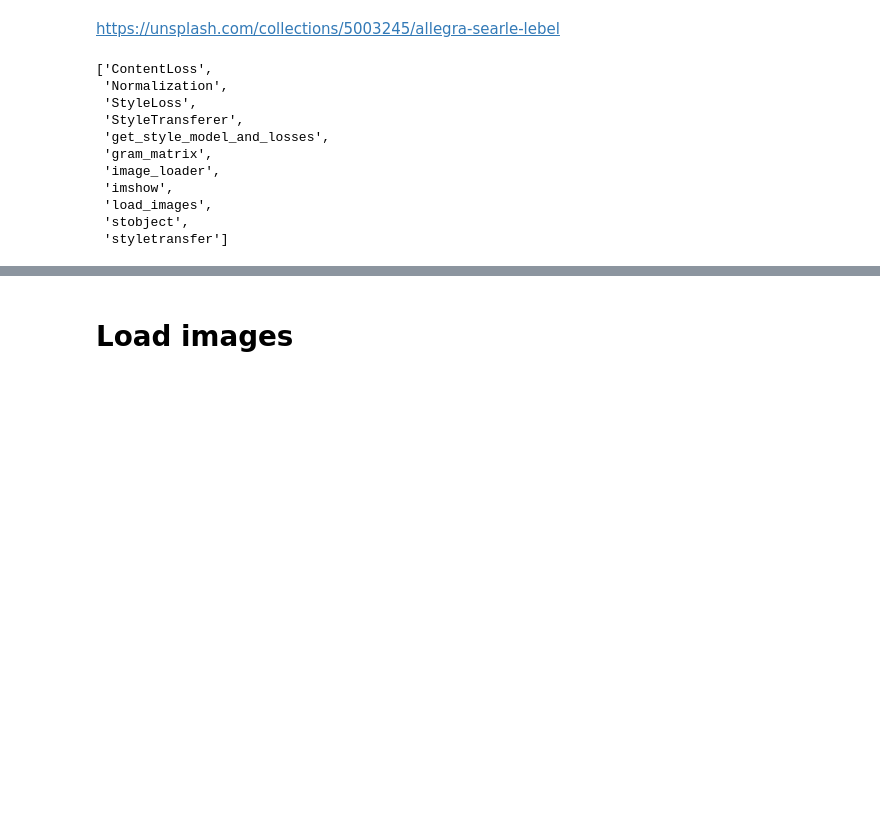
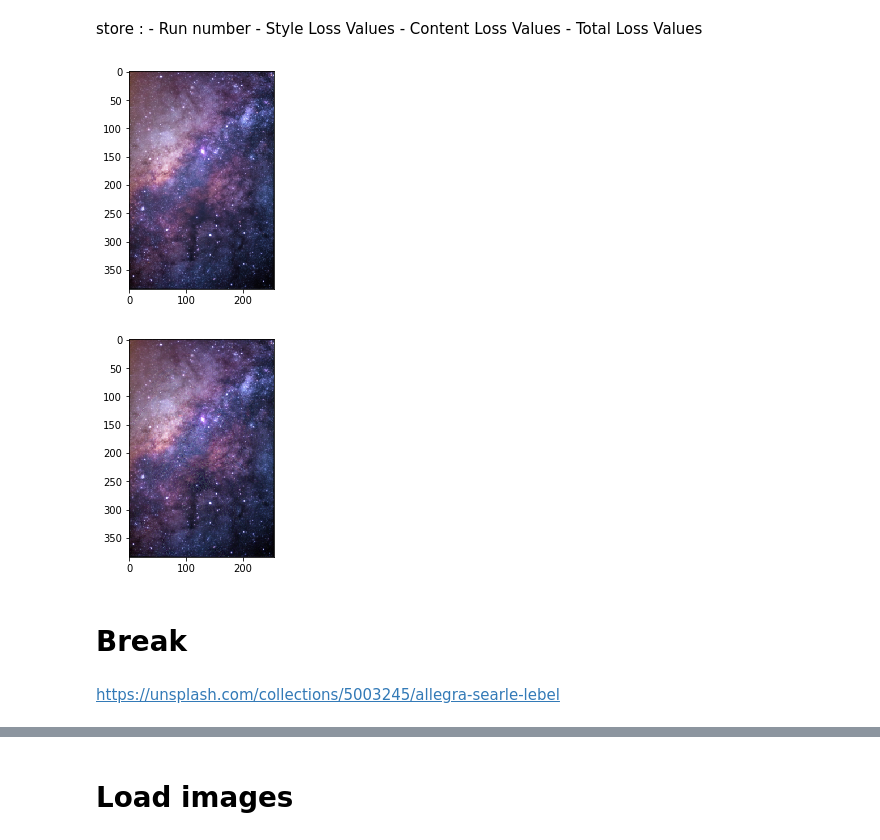
Before and after one commit to zkneupper/ptst, a Jupyter notebook: notebooks/temp_notebook.ipynb, the cells around one changed output, grey strips where cells are left out. Cells and saved outputs as stored; diff of their text form; code cells hidden in the pictures; blank space fills up the shorter version.

Commit message:
Try StyleTransferer.execute_style_transfer() method in notebook

```diff
--- a/notebooks/temp_notebook.ipynb
+++ b/notebooks/temp_notebook.ipynb
@@ -0,0 +12,3 @@
+# %%
+imsize = (128 * 2)
+imsize
@@ -0,0 +17,3 @@
+# %%
+st.set_content_img(lion_img_path, imsize=imsize)
+st.set_style_img(space_img_path, imsize=imsize)
@@ -0,0 +22,3 @@
+# %%
+# st.set_input_img()
+st.input_img = st.style_img.clone()
@@ -1,2 +63,16 @@
+# %% [markdown]
+store :
+    - Run number
+        - Style Loss Values
+        - Content Loss Values
+        - Total Loss Values
+# %%
+ptst.imshow(st.style_img)
+ptst.imshow(st.output_img)
+# %% [output]
+[figure, added]
+[figure, added]
+# %% [markdown]
+# Break
 # %% [markdown]
 https://unsplash.com/collections/5003245/allegra-searle-lebel
@@ -5,14 +82,2 @@ import ptst
 # %%
-[x for x in dir(ptst) if not x.startswith('_')]
+# [x for x in dir(ptst) if not x.startswith('_')]
-# %% [output]
-['ContentLoss',
- 'Normalization',
- 'StyleLoss',
- 'StyleTransferer',
- 'get_style_model_and_losses',
- 'gram_matrix',
- 'image_loader',
- 'imshow',
- 'load_images',
- 'stobject',
- 'styletransfer']
```
Also changed, not shown: parts of 21 cells of this notebook.
